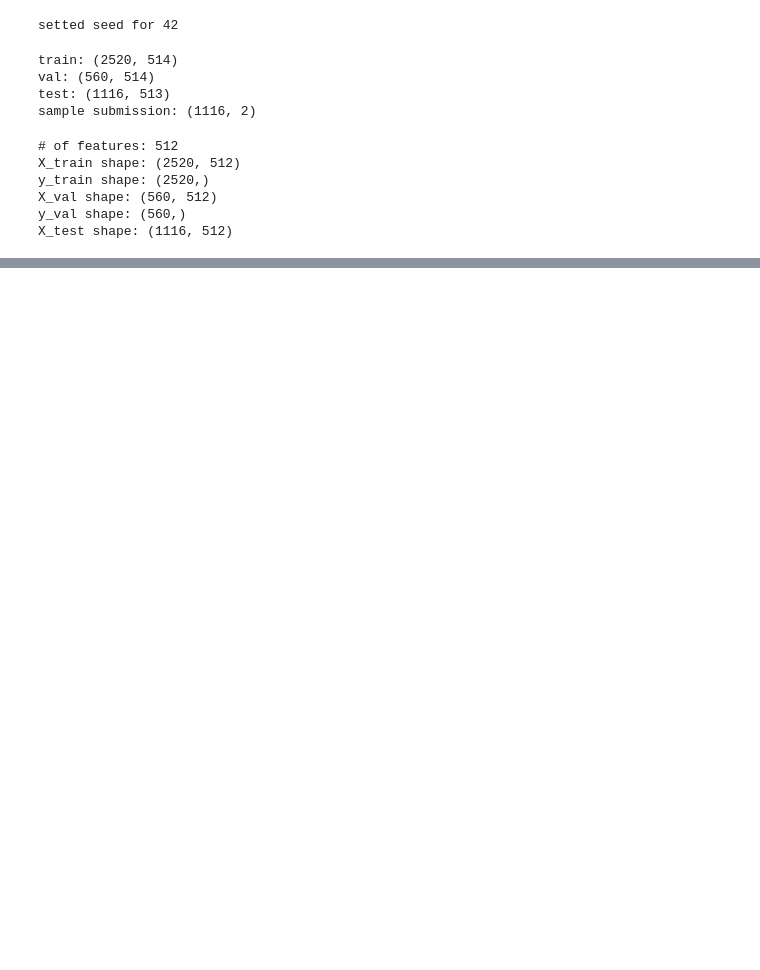
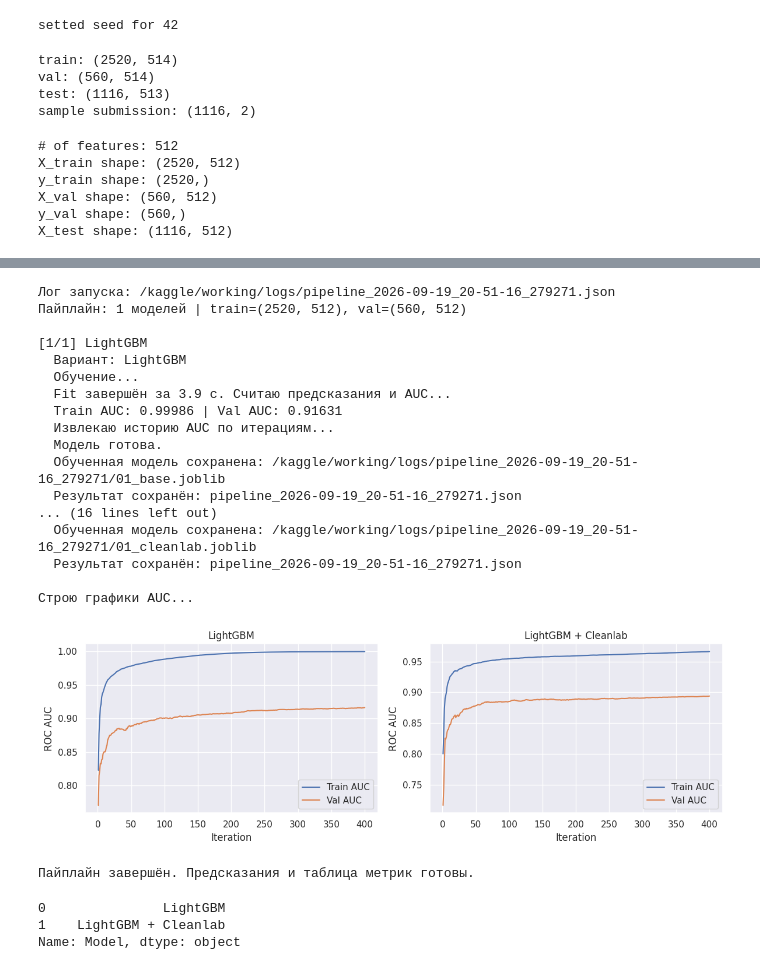
Before and after one commit to revlze/sbmt_kaggle, a Jupyter notebook: main.ipynb, the cells around one changed output, grey strips where cells are left out. Drawn from its saved outputs; the diff is of its cells as text; code cells hidden in the pictures; blank space fills up the shorter version.

```diff
--- a/main.ipynb
+++ b/main.ipynb
@@ -518,0 +583,32 @@ print('model params:', model.get_params())
+# %%
+models_clean = {'LightGBM': models['LightGBM']}
+preds_df, metrics_df = run_model_pipeline(
+    models_clean, X_train, y_train, X_val, y_val,
+    use_cleanlab=True,  # True — сравнить обычную модель и CleanLearning
+)
+# %% [output]
+Лог запуска: /kaggle/working/logs/pipeline_2026-09-19_20-51-16_279271.json
+Пайплайн: 1 моделей | train=(2520, 512), val=(560, 512)
+
+[1/1] LightGBM
+  Вариант: LightGBM
+  Обучение...
+  Fit завершён за 3.9 с. Считаю предсказания и AUC...
+  Train AUC: 0.99986 | Val AUC: 0.91631
+  Извлекаю историю AUC по итерациям...
+  Модель готова.
+  Обученная модель сохранена: /kaggle/working/logs/pipeline_2026-09-19_20-51-16_279271/01_base.joblib
+  Результат сохранён: pipeline_2026-09-19_20-51-16_279271.json
+... (16 lines left out)
+  Обученная модель сохранена: /kaggle/working/logs/pipeline_2026-09-19_20-51-16_279271/01_cleanlab.joblib
+  Результат сохранён: pipeline_2026-09-19_20-51-16_279271.json
+
+Строю графики AUC...
+[figure, added]
+Пайплайн завершён. Предсказания и таблица метрик готовы.
+# %%
+metrics_df['Model']
+# %% [output]
+0               LightGBM
+1    LightGBM + Cleanlab
+Name: Model, dtype: object
```
Also changed, not shown: parts of 10 cells of this notebook.
